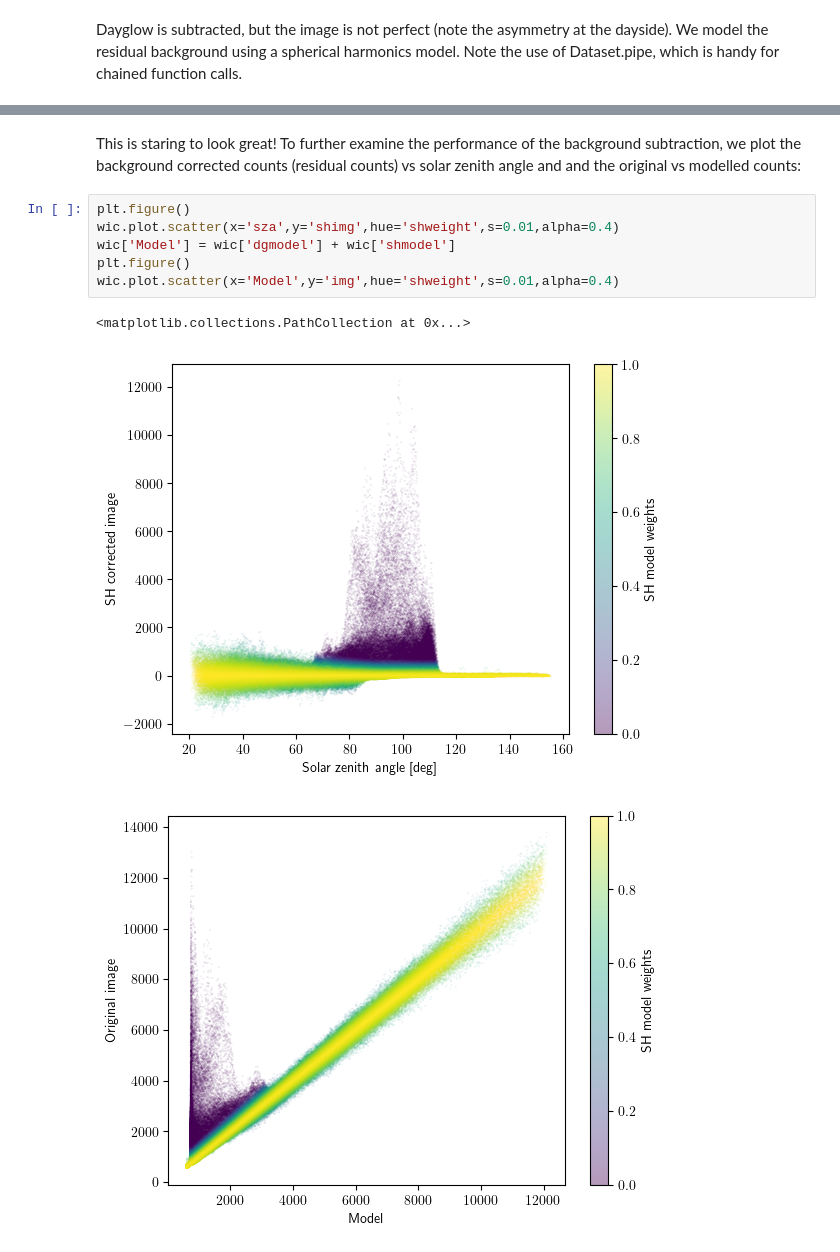
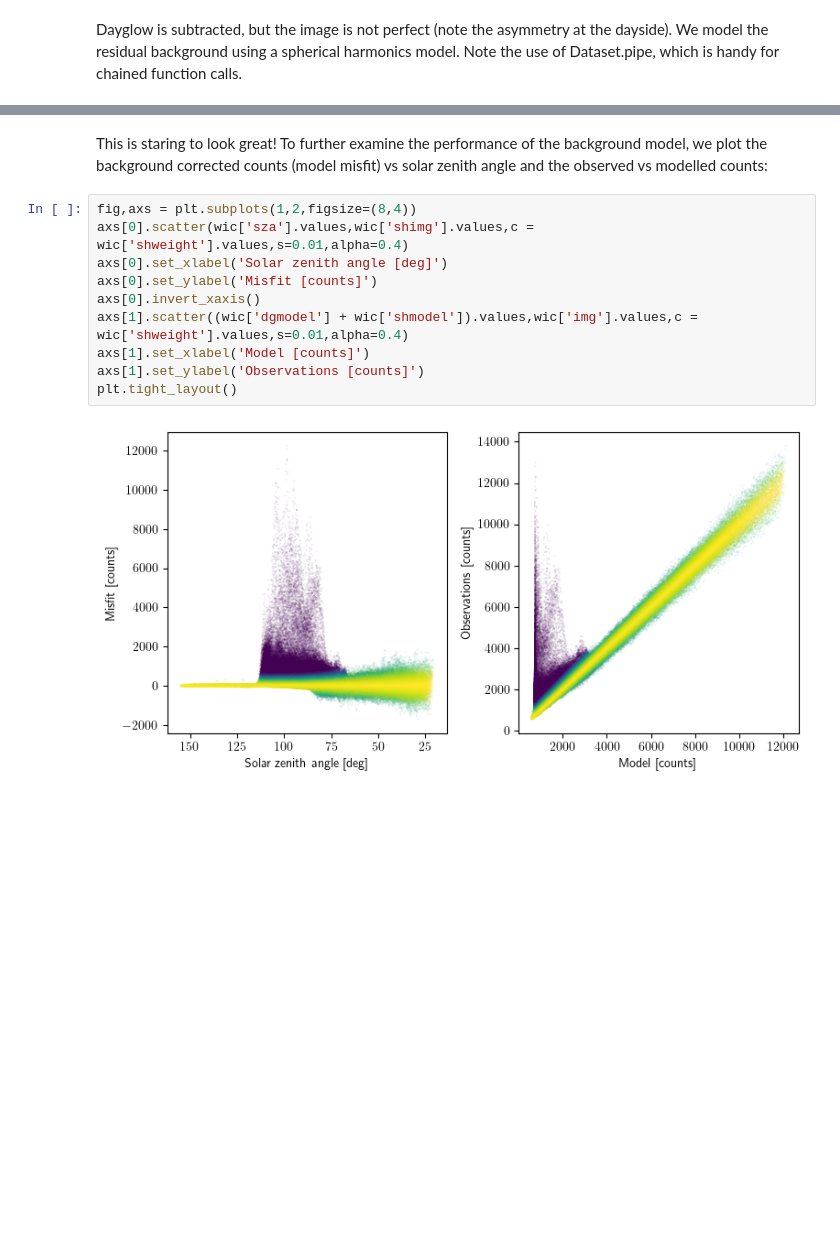
Before and after one commit to aohma/fuvpy, a Jupyter notebook: examples/notebooks/fuvpyExample.ipynb, the cells around one changed output, grey strips where cells are left out. Cells and saved outputs as stored; diff of their text form; blank space fills up the shorter version.

```diff
--- a/examples/notebooks/fuvpyExample.ipynb
+++ b/examples/notebooks/fuvpyExample.ipynb
@@ -142,13 +144,15 @@ Relative change model norm: 0.0008555600832636954
 [figure]
 # %% [markdown]
-This is staring to look great! To further examine the performance of the background subtraction, we plot the background corrected counts (residual counts) vs solar zenith angle and and the original vs modelled counts:
+This is staring to look great! To further examine the performance of the background model, we plot the background corrected counts (model misfit) vs solar zenith angle and the observed vs modelled counts:
-# %%
-plt.figure()
-wic.plot.scatter(x='sza',y='shimg',hue='shweight',s=0.01,alpha=0.4)
-wic['Model'] = wic['dgmodel'] + wic['shmodel']
-plt.figure()
-wic.plot.scatter(x='Model',y='img',hue='shweight',s=0.01,alpha=0.4)
-# %% [output]
-<matplotlib.collections.PathCollection at 0x...>
-[figure, removed]
-[figure, removed]
+# %%
+fig,axs = plt.subplots(1,2,figsize=(8,4))
+axs[0].scatter(wic['sza'].values,wic['shimg'].values,c = wic['shweight'].values,s=0.01,alpha=0.4)
+axs[0].set_xlabel('Solar zenith angle [deg]')
+axs[0].set_ylabel('Misfit [counts]')
+axs[0].invert_xaxis()
+axs[1].scatter((wic['dgmodel'] + wic['shmodel']).values,wic['img'].values,c = wic['shweight'].values,s=0.01,alpha=0.4)
+axs[1].set_xlabel('Model [counts]')
+axs[1].set_ylabel('Observations [counts]')
+plt.tight_layout()
+# %% [output]
+[figure, added]
```
Also changed, not shown: parts of 11 cells of this notebook.
